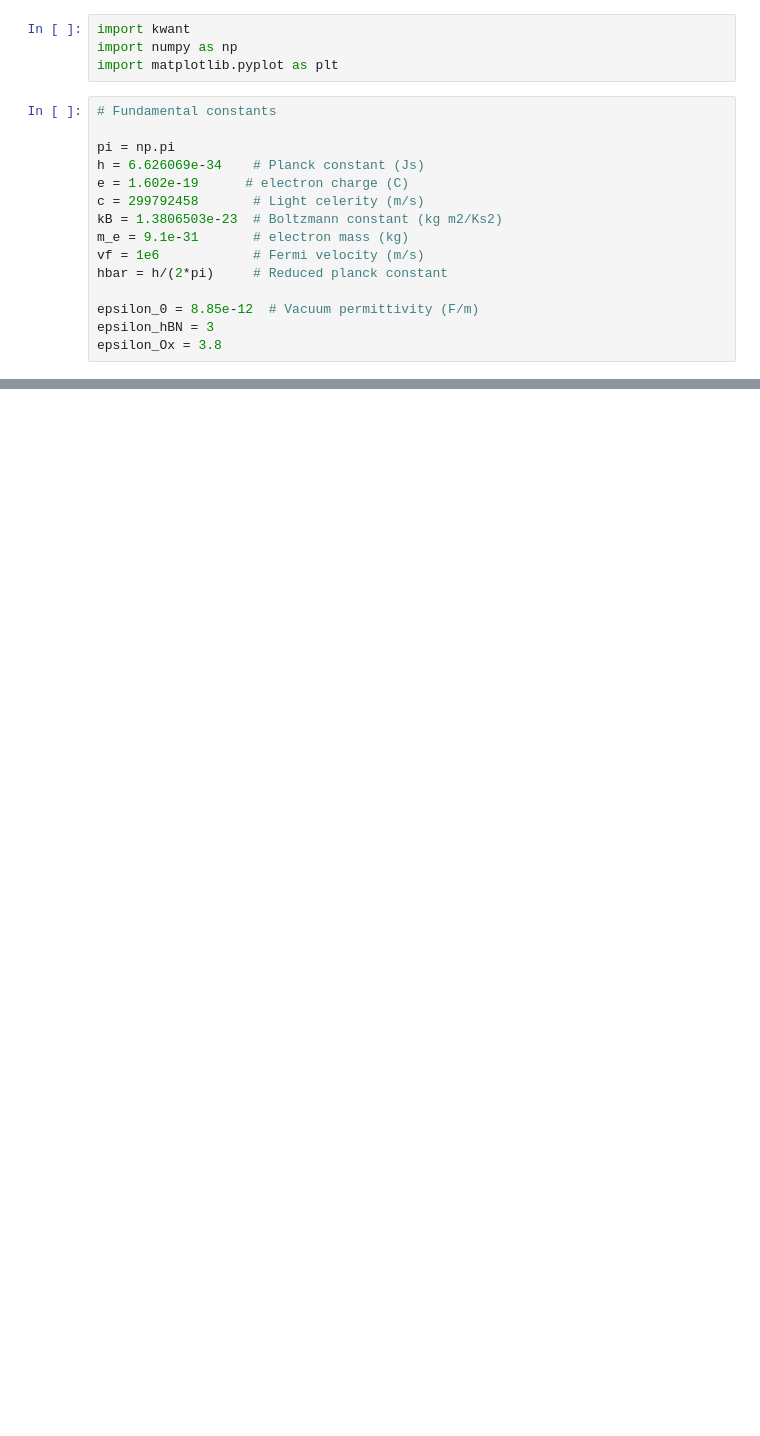
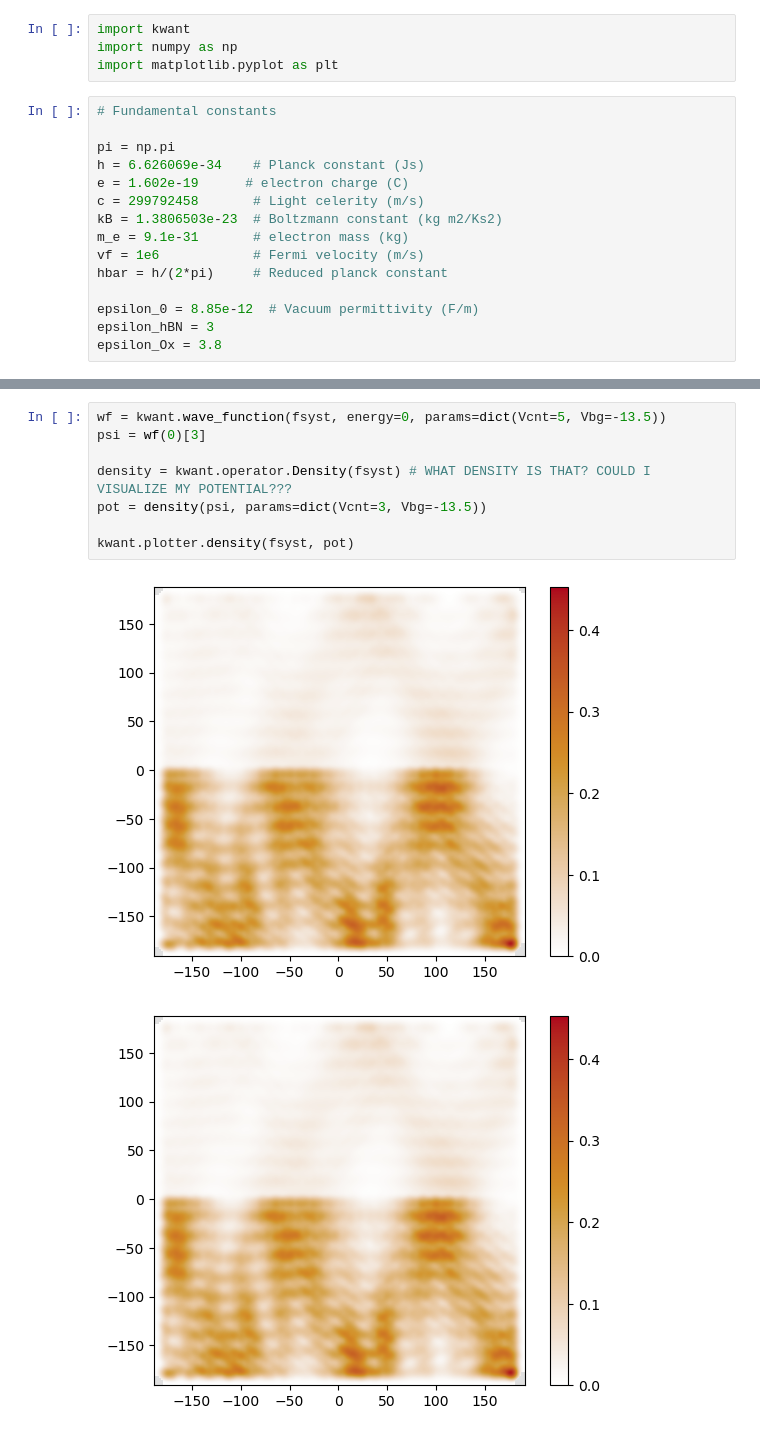
Before and after one commit to colinrenard/LELEC2710, a Jupyter notebook: tests.ipynb, the cells around one changed output, grey strips where cells are left out. Saved outputs shown, nothing was run; the diff lists cells and outputs as text; blank space fills up the shorter version.

```diff
--- a/tests.ipynb
+++ b/tests.ipynb
@@ -144,0 +152,11 @@ Text(0, 0.5, 'T')
+# %%
+wf = kwant.wave_function(fsyst, energy=0, params=dict(Vcnt=5, Vbg=-13.5))
+psi = wf(0)[3]
+
+density = kwant.operator.Density(fsyst) # WHAT DENSITY IS THAT? COULD I VISUALIZE MY POTENTIAL???
+pot = density(psi, params=dict(Vcnt=3, Vbg=-13.5))
+
+kwant.plotter.density(fsyst, pot)
+# %% [output]
+[figure, added]
+[figure, added]
```
Also changed, not shown: parts of 6 cells of this notebook.
